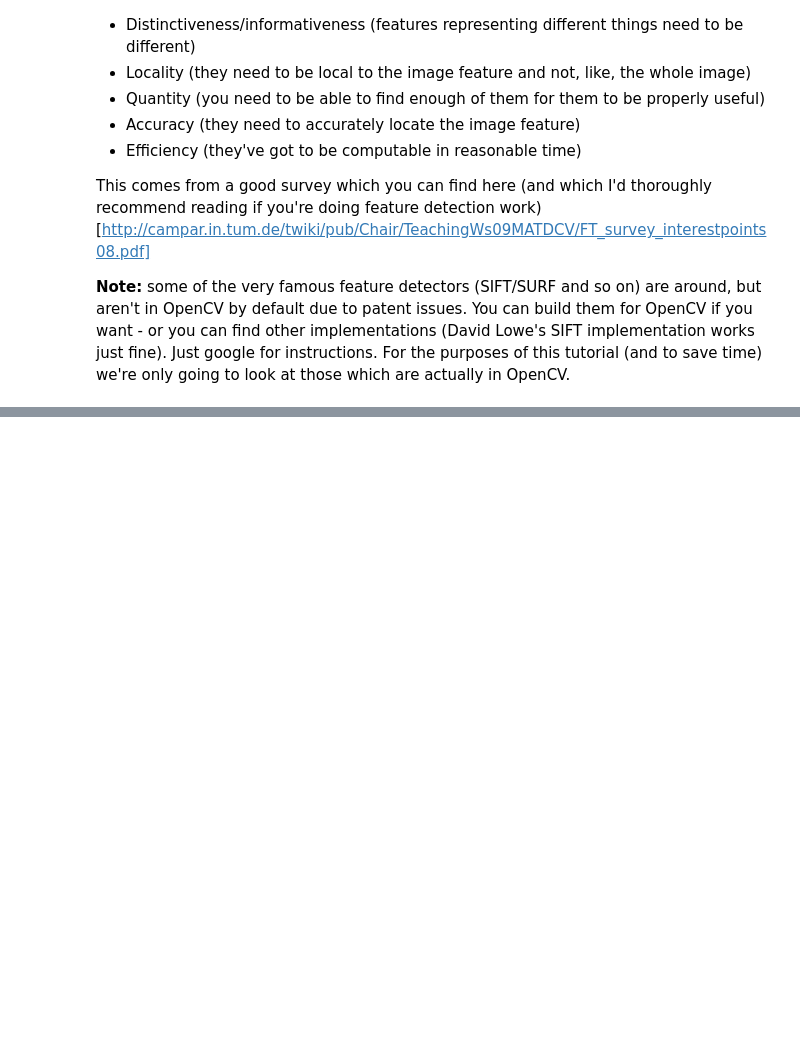
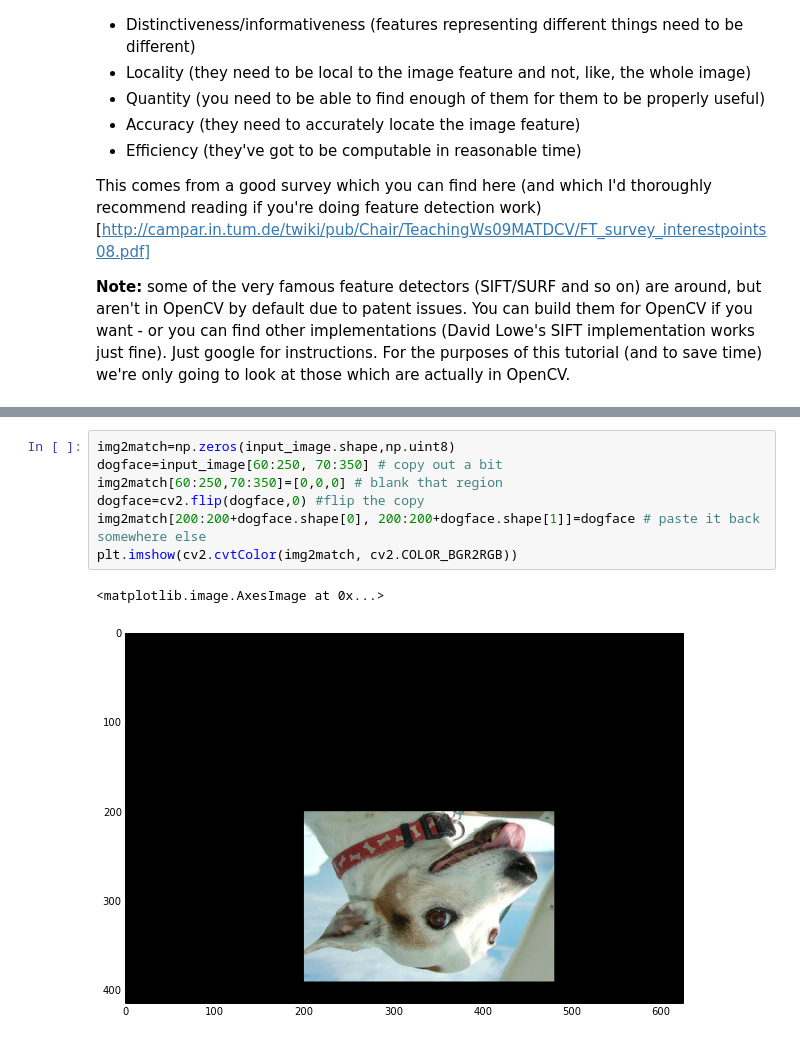
Before and after one commit to handee/opencv-gettingstarted, a Jupyter notebook: 4 Features.ipynb, the cells around one changed output, grey strips where cells are left out. Saved outputs shown, nothing was run; the diff lists cells and outputs as text; blank space fills up the shorter version.

```diff
--- a/4 Features.ipynb
+++ b/4 Features.ipynb
@@ -77,0 +85,10 @@ plt.imshow(cv2.cvtColor(orbimg, cv2.COLOR_BGR2RGB))
+# %%
+img2match=np.zeros(input_image.shape,np.uint8)
+dogface=input_image[60:250, 70:350] # copy out a bit
+img2match[60:250,70:350]=[0,0,0] # blank that region
+dogface=cv2.flip(dogface,0) #flip the copy
+img2match[200:200+dogface.shape[0], 200:200+dogface.shape[1]]=dogface # paste it back somewhere else
+plt.imshow(cv2.cvtColor(img2match, cv2.COLOR_BGR2RGB))
+# %% [output]
+<matplotlib.image.AxesImage at 0x...>
+[figure, added]
```
Also changed, not shown: parts of 6 cells of this notebook.
